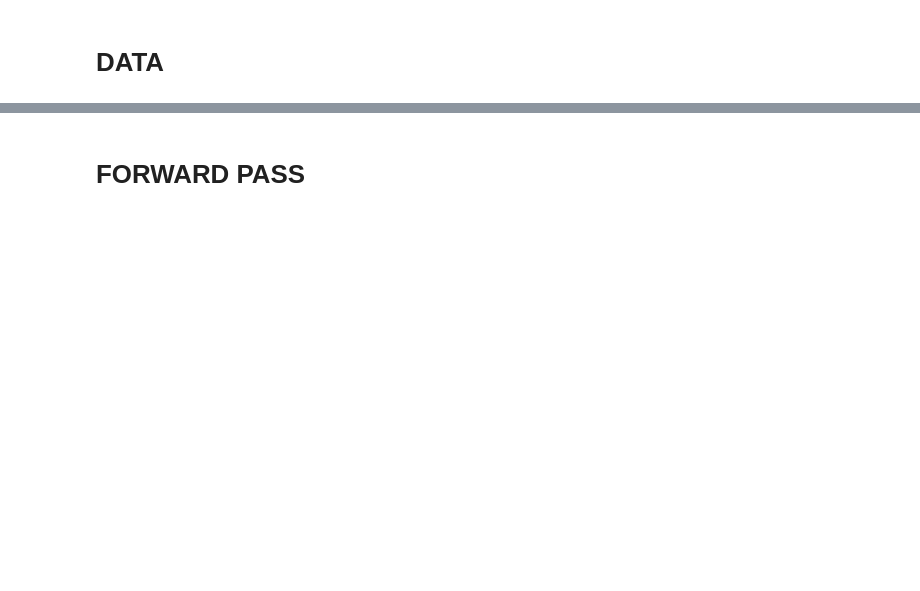
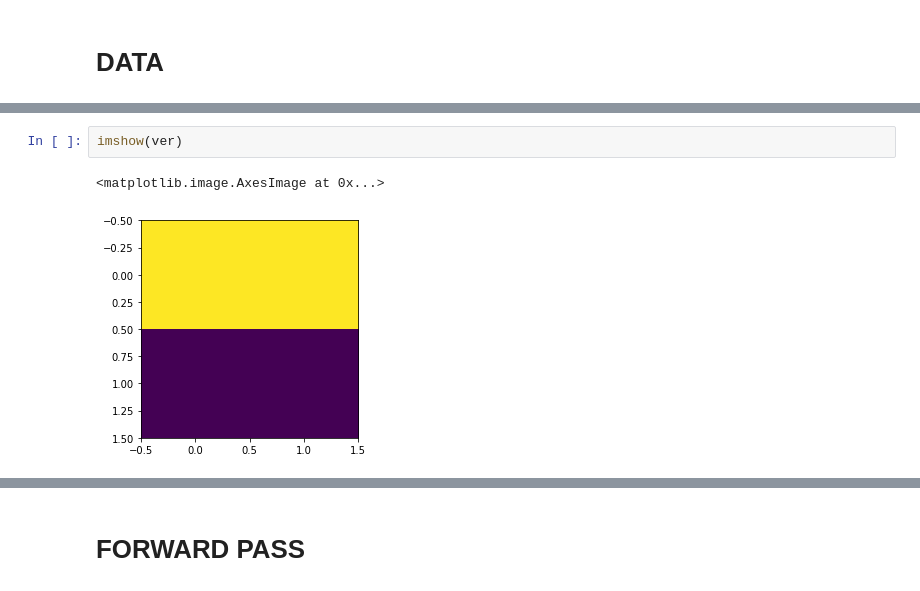
Before and after one commit to 8const/convnet_second_attempt, a Jupyter notebook: smol_model.ipynb, the cells around one changed output, grey strips where cells are left out. Drawn from its saved outputs; the diff is of its cells as text; blank space fills up the shorter version.

```diff
--- a/smol_model.ipynb
+++ b/smol_model.ipynb
@@ -96,0 +127,5 @@ data = [(inpt := i(), o(inpt)) for _ in range(4)]
+# %%
+imshow(ver)
+# %% [output]
+<matplotlib.image.AxesImage at 0x...>
+[figure, added]
```
Also changed, not shown: parts of 39 cells of this notebook.
